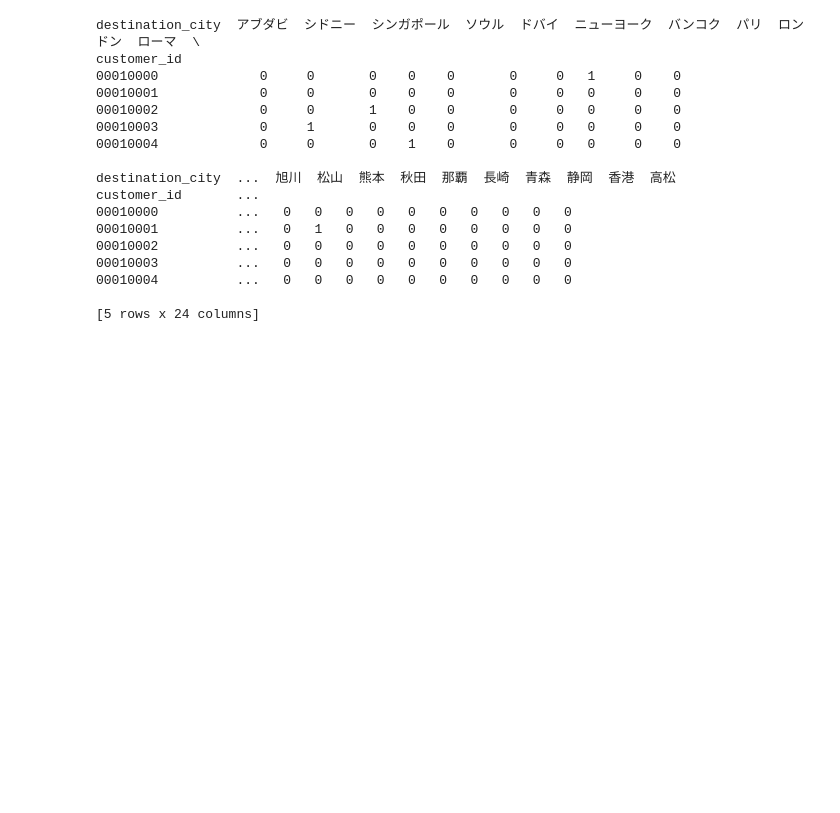
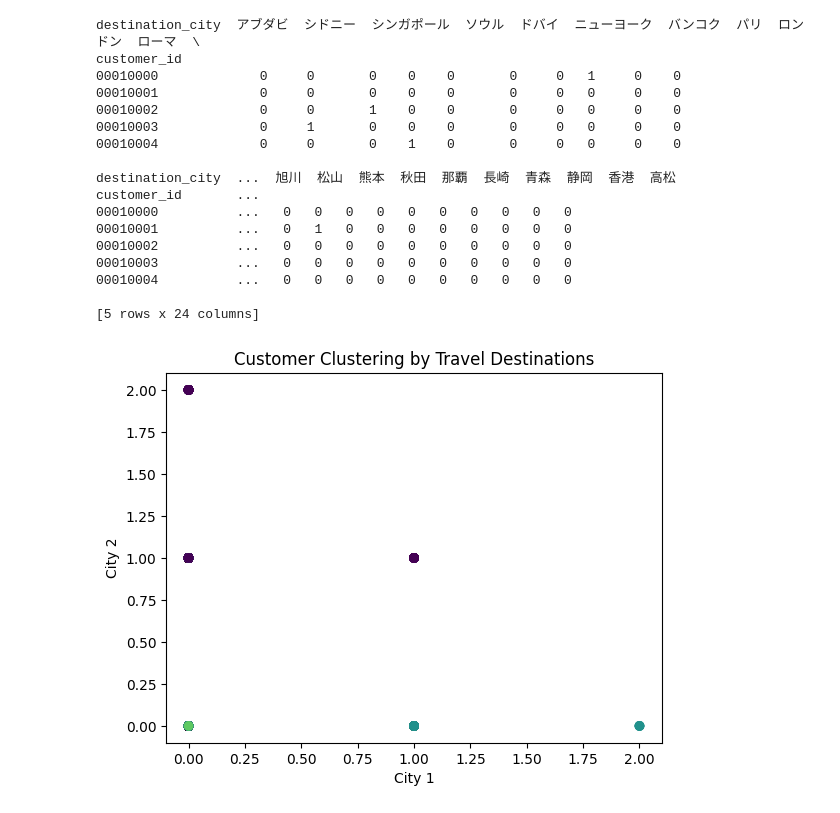
Before and after one commit to maton369/Data_Preprocessing_For_Data_Analyze, a Jupyter notebook: code/12_cloud_ml_pipeline.ipynb, the cells around one changed output. Saved outputs shown, nothing was run; the diff lists cells and outputs as text; code cells hidden in the pictures; blank space fills up the shorter version.

Commit message:
feat: K-meansクラスタリングの実行

```diff
--- a/code/12_cloud_ml_pipeline.ipynb
+++ b/code/12_cloud_ml_pipeline.ipynb
@@ -313,3 +313,28 @@ customer_id       ...
 00010004          ...   0   0   0   0   0   0   0   0   0   0
 
 [5 rows x 24 columns]
+# %%
+from sklearn.cluster import KMeans
+import matplotlib.pyplot as plt
+
+# K-meansクラスタリングの実行
+kmeans = KMeans(n_clusters=5, random_state=42)
+customer_clusters = kmeans.fit_predict(customer_destination_counts)
+
+# クラスタリング結果の追加
+customer_destination_counts["Cluster"] = customer_clusters
+print(customer_destination_counts.head())
+# %%
+# クラスタリング結果の可視化
+plt.scatter(
+    customer_destination_counts.iloc[:, 0],
+    customer_destination_counts.iloc[:, 1],
+    c=customer_clusters,
+    cmap="viridis",
+)
+plt.xlabel("City 1")
+plt.ylabel("City 2")
+plt.title("Customer Clustering by Travel Destinations")
+plt.show()
+# %% [output]
+[figure, added]
```
